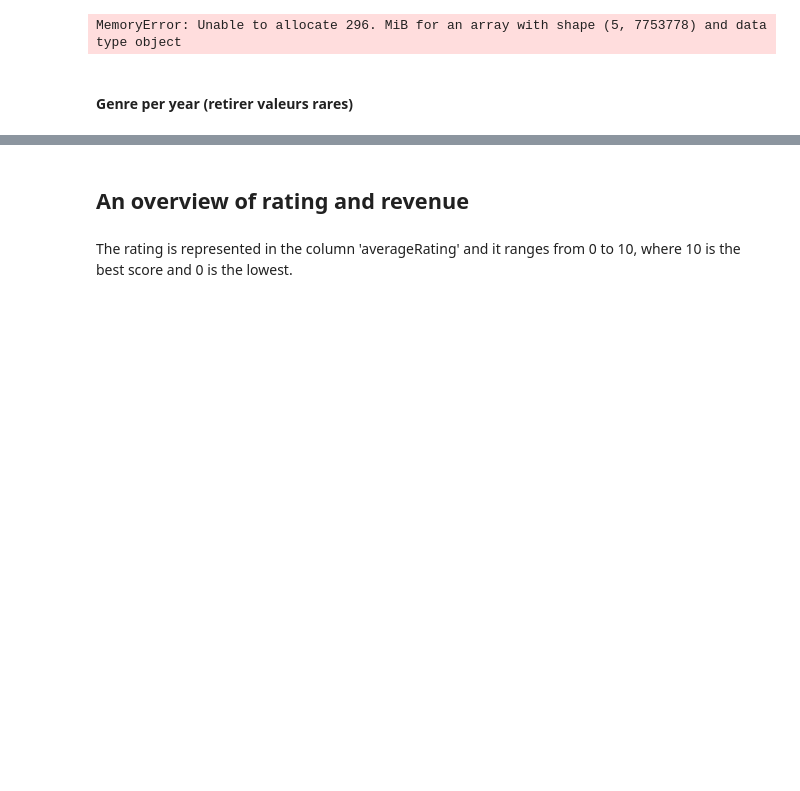
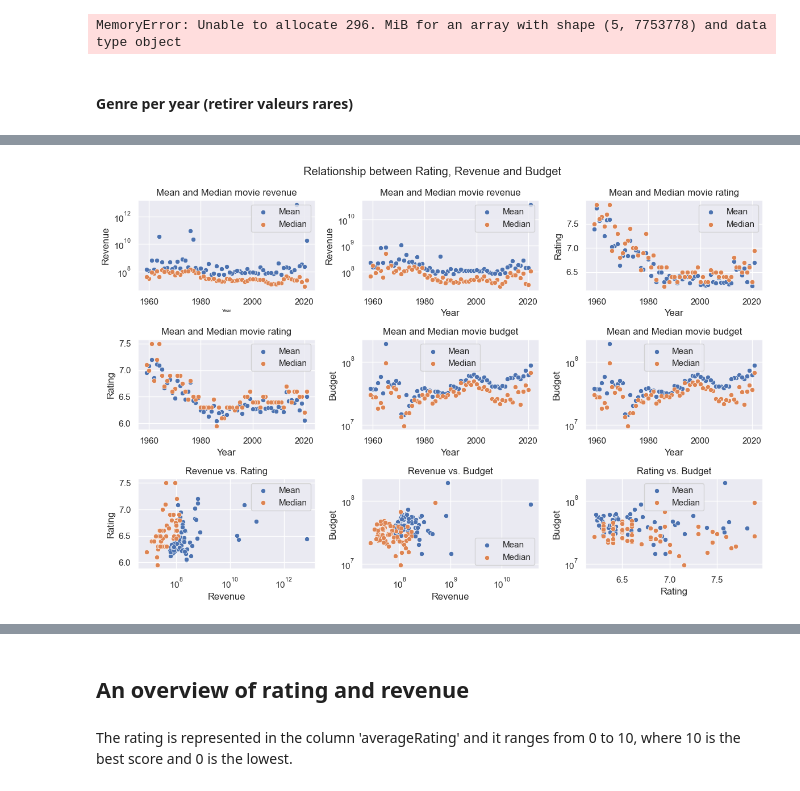
Before and after one commit to epfl-ada/ada-2022-project-nolemonnomelon, a Jupyter notebook: Exploratory.ipynb, the cells around one changed output, grey strips where cells are left out. Cells and saved outputs as stored; diff of their text form; code cells hidden in the pictures; blank space fills up the shorter version.

```diff
--- a/Exploratory.ipynb
+++ b/Exploratory.ipynb
@@ -119,0 +192,72 @@ plt.show()
+# %%
+fig, ax = plt.subplots(3, 3, figsize=(12,8))
+fig.suptitle('Relationship between Rating, Revenue and Budget')
+
+# Revenue vs. Rating
+fig00=sns.scatterplot(ax = ax[0,0],x=years_rr, y=mean_revenue_rr,label='Mean')
+fig00=sns.scatterplot(ax = ax[0,0],x=years_rr, y=median_revenue_rr,label='Median')
+fig00.set(yscale="log")
+ax[0,0].set_title('Mean and Median movie revenue')
+fig00.set_xlabel('Year', fontsize = 6)
+fig00.set_ylabel('Revenue')
+
+fig10=sns.scatterplot(ax = ax[1,0], x=years_rr, y=mean_rating_rr,label='Mean')
+fig10=sns.scatterplot(ax = ax[1,0], x=years_rr, y=median_rating_rr,label='Median')
+ax[1,0].set_title('Mean and Median movie rating')
+fig10.set_xlabel('Year')
+fig10.set_ylabel('Rating')
+
+fig20=sns.scatterplot(ax = ax[2,0], x=mean_revenue_rr, y=mean_rating_rr,label='Mean')
+fig20=sns.scatterplot(ax = ax[2,0], x=median_revenue_rr, y=median_rating_rr,label='Median')
+ax[2,0].set_title('Revenue vs. Rating')
+fig20.set(xscale="log")
+fig20.set_xlabel('Revenue')
+fig20.set_ylabel('Rating')
+
+# Revenue vs. Budget
+fig01=sns.scatterplot(ax = ax[0,1],x=years_rb, y=mean_revenue_rb,label='Mean')
+fig01=sns.scatterplot(ax = ax[0,1],x=years_rb, y=median_revenue_rb,label='Median')
+fig01.set(yscale="log")
+ax[0,1].set_title('Mean and Median movie revenue')
+fig01.set_xlabel('Year')
+fig01.set_ylabel('Revenue')
+
+fig11=sns.scatterplot(ax = ax[1,1], x=years_rb, y=mean_budget_rb,label='Mean')
+fig11 = sns.scatterplot(ax = ax[1,1], x=years_rb, y=median_budget_rb,label='Median')
+fig11.set(yscale="log")
+ax[1,1].set_title('Mean and Median movie budget')
+fig11.set_xlabel('Year')
+fig11.set_ylabel('Budget')
+
+fig21=sns.scatterplot(ax = ax[2,1], x=mean_revenue_rb, y=mean_budget_rb,label='Mean')
+fig21=sns.scatterplot(ax = ax[2,1], x=median_revenue_rb, y=median_budget_rb,label='Median')
+ax[2,1].set_title('Revenue vs. Budget')
+fig21.set(xscale="log")
+fig21.set(yscale="log")
+fig21.set_xlabel('Revenue')
+fig21.set_ylabel('Budget')
+
+# Rating vs. Budget
+fig02=sns.scatterplot(ax = ax[0,2],x=years_rab, y=mean_rating_rab,label='Mean')
+fig02=sns.scatterplot(ax = ax[0,2],x=years_rab, y=median_rating_rab,label='Median')
+ax[0,2].set_title('Mean and Median movie rating')
+fig02.set_xlabel('Year')
+fig02.set_ylabel('Rating')
+
+fig12=sns.scatterplot(ax = ax[1,2], x=years_rab, y=mean_budget_rab,label='Mean')
+fig12 = sns.scatterplot(ax = ax[1,2], x=years_rab, y=median_budget_rab,label='Median')
+fig12.set(yscale="log")
+ax[1,2].set_title('Mean and Median movie budget')
+fig12.set_xlabel('Year')
+fig12.set_ylabel('Budget')
+
+fig22=sns.scatterplot(ax = ax[2,2], x=mean_rating_rab, y=mean_budget_rab,label='Mean')
+fig22=sns.scatterplot(ax = ax[2,2], x=median_rating_rab, y=median_budget_rab,label='Median')
+ax[2,2].set_title('Rating vs. Budget')
+fig22.set(yscale="log")
+fig22.set_xlabel('Rating')
+fig22.set_ylabel('Budget')
+
+fig.tight_layout()
+# %% [output]
+[figure, added]
```
Also changed, not shown: parts of 45 cells of this notebook.
